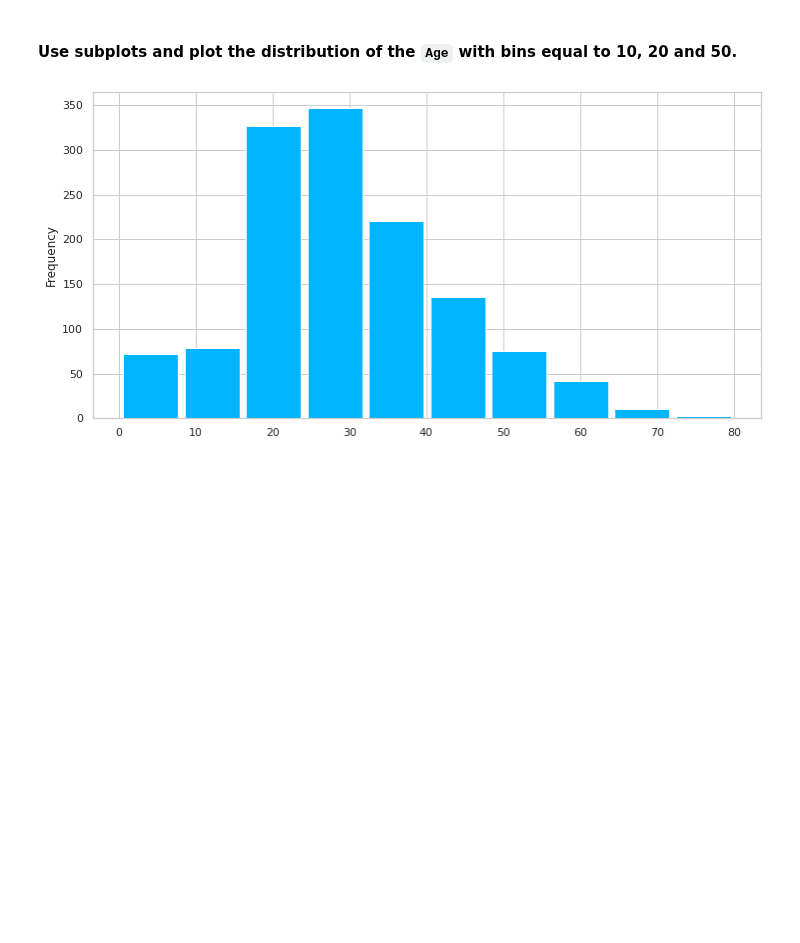
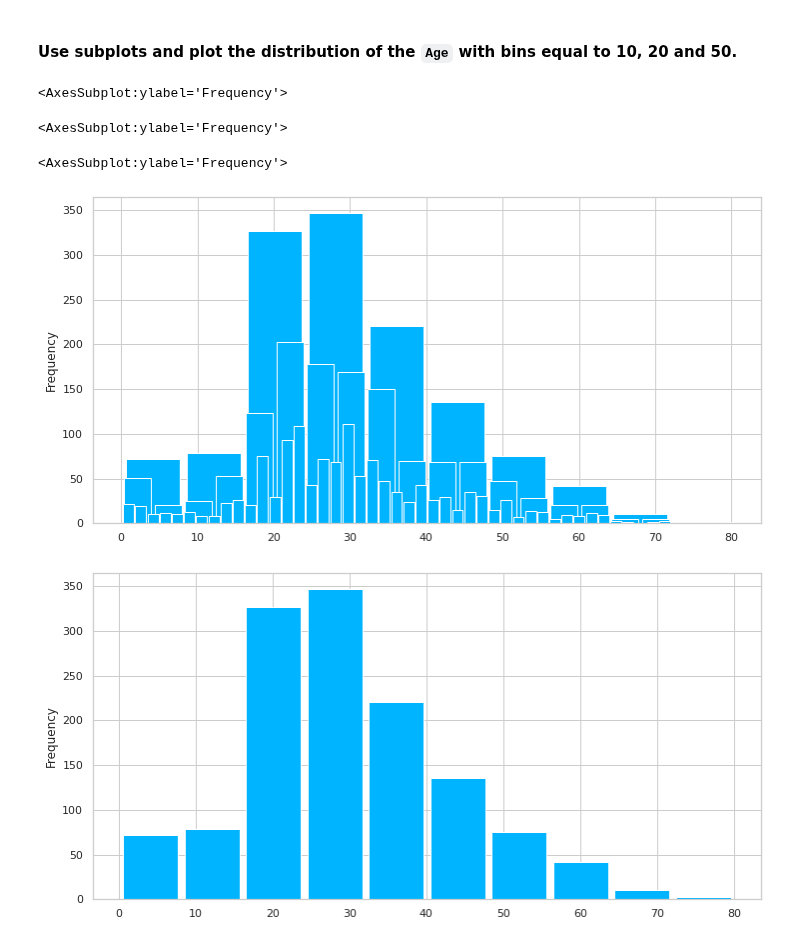
Before and after one commit to Ironhack-Data-Madrid-Enero-2022/lab-matplotlib-seaborn, a Jupyter notebook: your-code/main.ipynb, the cells around one changed output. Cells and saved outputs as stored; diff of their text form; code cells hidden in the pictures; blank space fills up the shorter version.

```diff
--- a/your-code/main.ipynb
+++ b/your-code/main.ipynb
@@ -65,0 +62,9 @@ How the average number of steps change by month. Use the appropriate visualizati
+# %%
+%matplotlib inline
+%config Inlinebackend.figure_format= 'retina'
+sns.set_context("poster")
+sns.set(rc={"figure.figsize": (12.,4.)})
+sns.set_style("whitegrid")
+
+ave_steps = fitbit.groupby("Months_encoded").mean()
+medias_mes= fitbit.groupby("Months_encoded").mean()
@@ -193,6 +203,16 @@ titanic.Age.plot.hist(bins=30, color="#00B4FF", rwidth=0.90);
 [figure]
 # %% [markdown]
 #### Use subplots and plot the distribution of the `Age`  with bins equal to 10, 20 and 50.
+# %%
+list = [10,20,50]
+for i in list:
+    display(titanic.Age.plot.hist(bins=i, color="#00B4FF", rwidth=0.90));
+    # queda medio feo
+# %% [output]
+<AxesSubplot:ylabel='Frequency'>
+<AxesSubplot:ylabel='Frequency'>
+<AxesSubplot:ylabel='Frequency'>
+[figure, added]
 # %%
 titanic.Age.plot.hist(bins=10, color="#00B4FF", rwidth=0.90);
 # %% [output]
```
Also changed, not shown: parts of 21 cells of this notebook.
